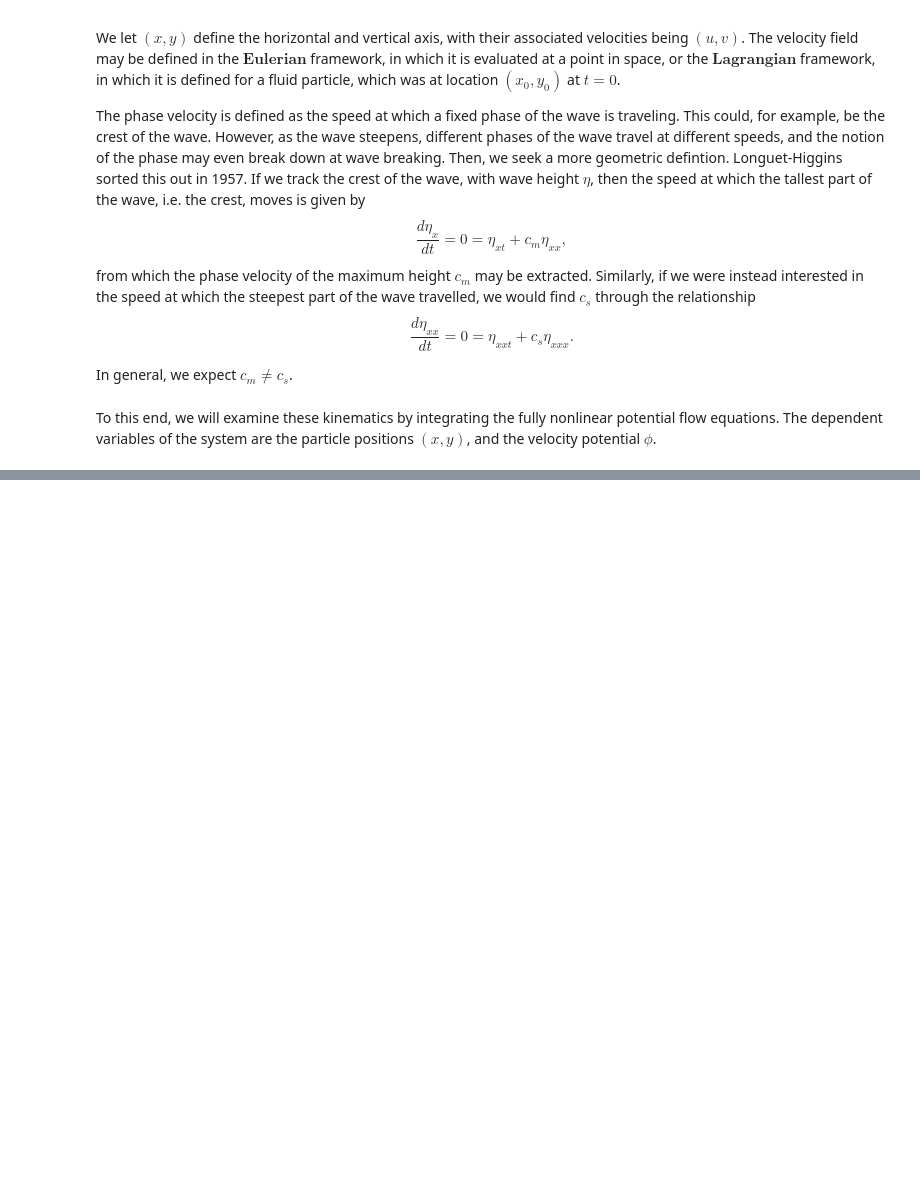
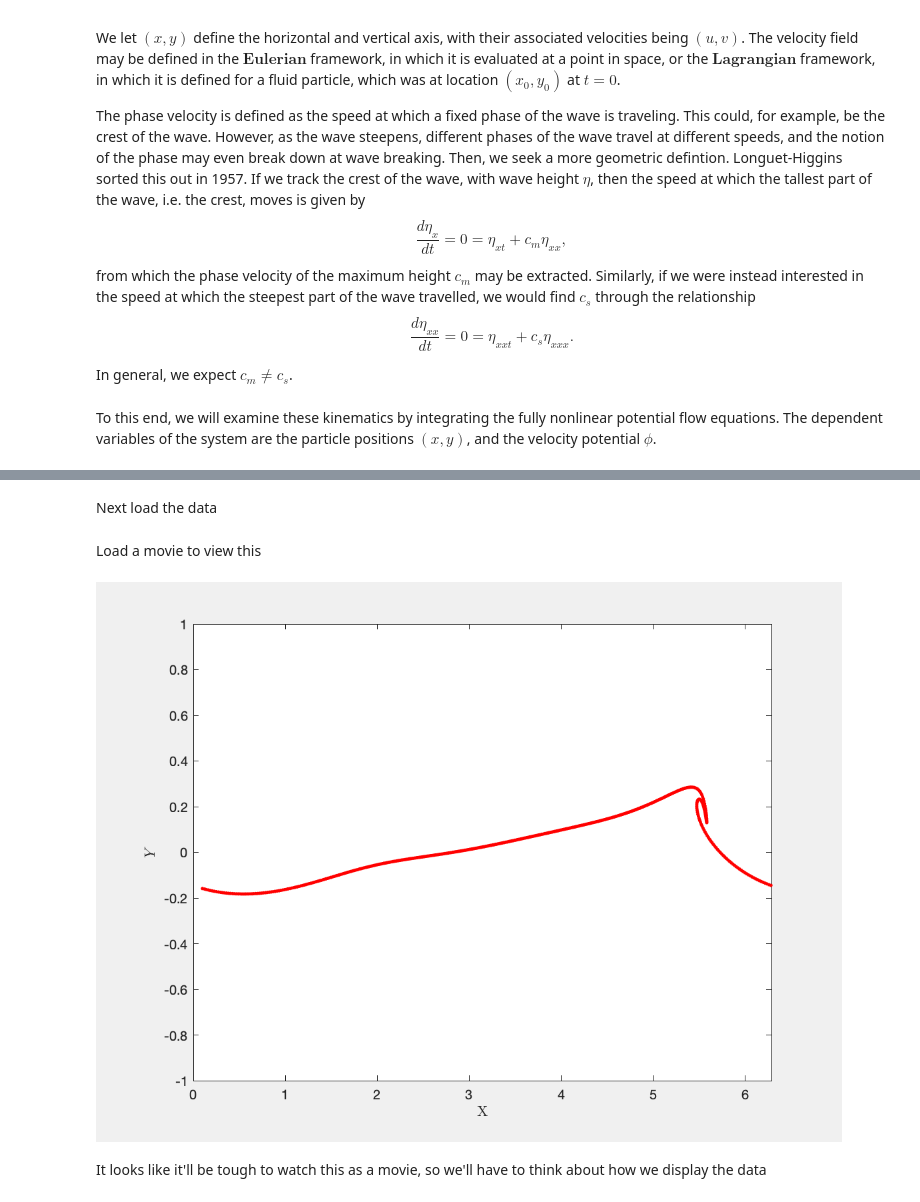
Before and after one commit to npizzo/particlekinematics, a Jupyter notebook: DLS_Particle Kinematics.ipynb, the cells around one changed output, grey strips where cells are left out. Cells and saved outputs as stored; diff of their text form; code cells hidden in the pictures; blank space fills up the shorter version.

```diff
--- a/DLS_Particle Kinematics.ipynb
+++ b/DLS_Particle Kinematics.ipynb
@@ -19,0 +96,2 @@ We would like to begin by validating some of our processing. This is most easily
+# %% [markdown]
+Next load the data
@@ -19,0 +145,22 @@ We would like to begin by validating some of our processing. This is most easily
+# %% [markdown]
+Load a movie to view this
+# %%
+%%
+clf
+set(gca,'fontsize',28)
+for i=1:1:length(t)
+plot(x_o(:,i),y_o(:,i),'.r')
+xlim([0 2*pi])
+ylim([-1 1])
+pause(0.1)
+hold off
+end
+% set(gca,'fontsize',28)
+xlabel('X','interpreter','latex')
+ylabel('$Y$','interpreter','latex')
+set(gcf, 'Position',  [100, 100, 300, 200])
+set(gcf,'color','w');
+# %% [output]
+[figure, added]
+# %% [markdown]
+It looks like it'll be tough to watch this as a movie, so we'll have to think about how we display the data
```
Also changed, not shown: parts of 10 cells of this notebook, 1 other file.
